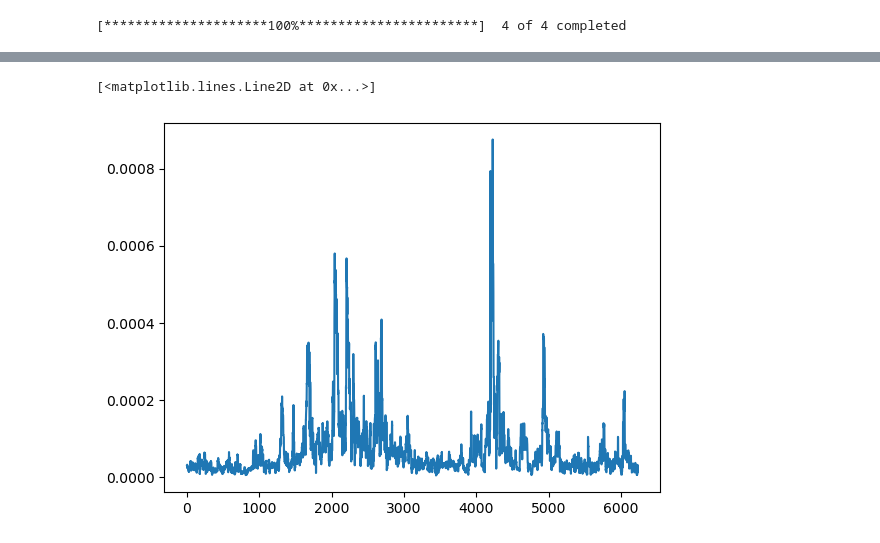
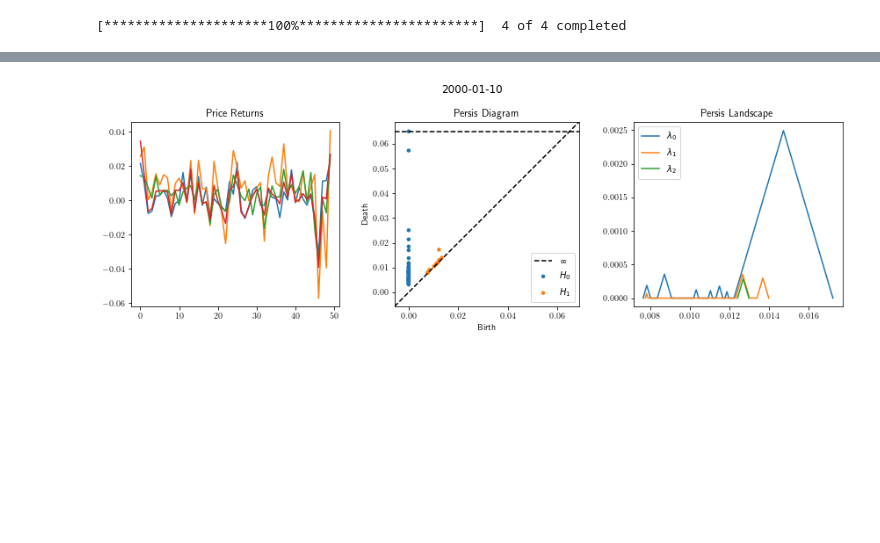
Before and after one commit to harshasomisetty/summer-tda-research, a Jupyter notebook: market_crashes_demo.ipynb, the cells around one changed output, grey strips where cells are left out. Saved outputs shown, nothing was run; the diff lists cells and outputs as text; code cells hidden in the pictures; blank space fills up the shorter version.

```diff
--- a/market_crashes_demo.ipynb
+++ b/market_crashes_demo.ipynb
@@ -18,7 +25,12 @@ from tqdm import tqdm
 # %%
+#downloading data
+#gspc is spy, ixic is qqq, dji is dow, rut is russel
 data = yf.download("^GSPC ^DJI ^IXIC ^RUT", start="1992-01-01", end="2016-12-08", interval = "1d", group_by = "ticker")
-data_df = np.log(data.xs("Open", level=1, axis=1).pct_change()+1)
-np_data = data_df[1:].to_numpy()
-size = 50
+data_df = np.log(data.xs("Adj Close", level=1, axis=1).pct_change()+1)[1:]
+# price_data = data_df[["^GSPC", "^DJI", "^IXIC", "^RUT"]]
+def dates_to_index(dates):
+    return [len(data_df[:date])-1 for date in dates]
+
+wins = [50, 100]
 # %% [output]
 [*********************100%***********************]  4 of 4 completed
@@ -25 +90,25 @@ size = 50
+# %%
+# Plotting a window's returns, persistence diagram, and landscape, corresponds to figure 8 picture 1
+
+dates = ["2000-01-10"]
+inds = dates_to_index(dates)
+
+# for ind in tqdm
+dgms = ripser(data_df.to_numpy()[inds[0]-50:inds[0]], maxdim=1)['dgms']
+
+fig, axs = plt.subplots(1, 3)
+fig_size = 4
+fig.set_size_inches(fig_size*3, fig_size)
+
+axs[0].plot(np.arange(0, wins[0]), data_df.to_numpy()[inds[0]-50:inds[0]])
+axs[0].set_title("Price Returns")
+plot_diagrams(dgms, title="Persis Diagram", ax=axs[1])
+
+persim.landscapes.plot_landscape_simple(persim.landscapes.PersLandscapeExact(dgms, hom_deg=1), title="Persis Landscape", ax=axs[2])
+
+fig.suptitle(dates[0])
+plt.tight_layout()
+plt.show()
+# %% [output]
+[figure, added]
 # %%
@@ -31,5 +123,0 @@ for i in tqdm(range(len(np_data)-size)):
-# %%
-plt.plot(norm_data)
-# %% [output]
-[<matplotlib.lines.Line2D at 0x...>]
-[figure, removed]
```
Also changed, not shown: parts of 9 cells of this notebook, 3 other files.
